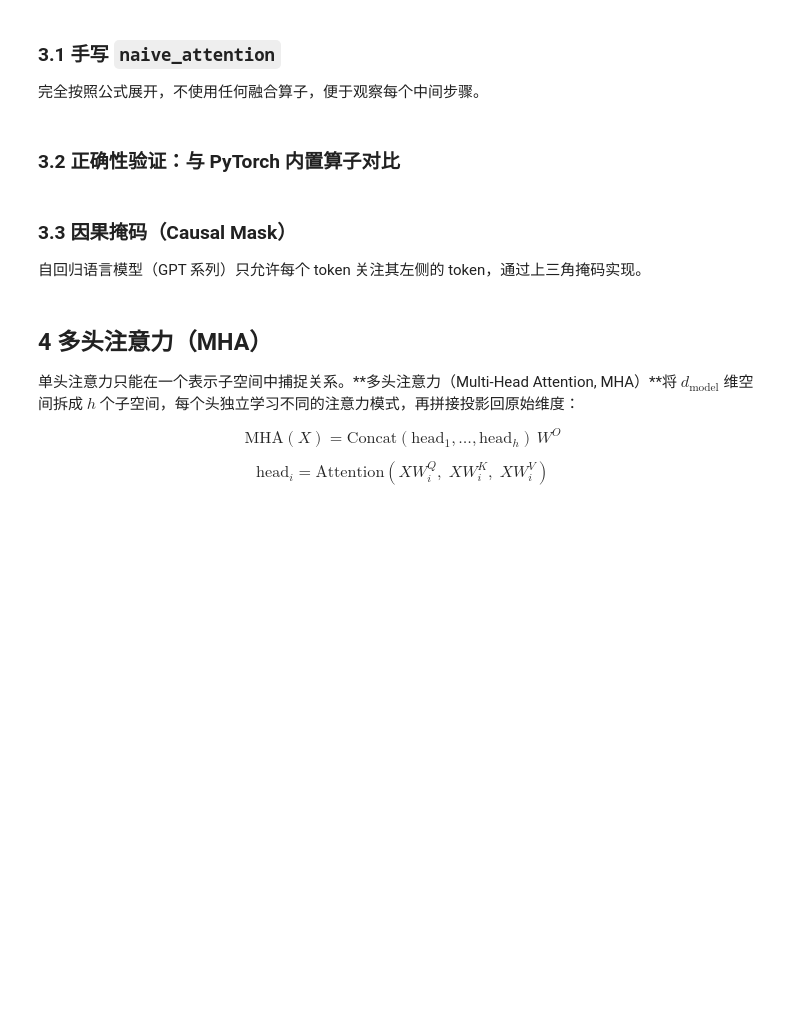
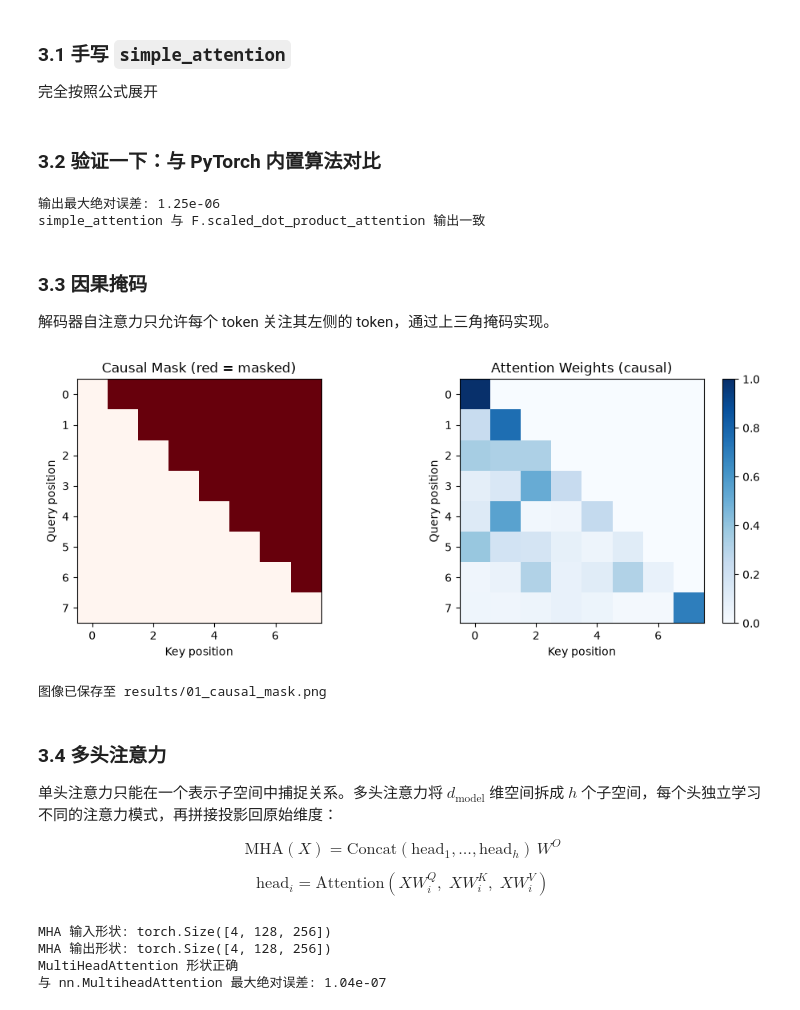
Before and after one commit to Arendengdeng/efficient-attention-lab, a Jupyter notebook: notebooks/01_standard_attention.ipynb, the cells around one changed output. Saved outputs shown, nothing was run; the diff lists cells and outputs as text; code cells hidden in the pictures; blank space fills up the shorter version.

```diff
--- a/notebooks/01_standard_attention.ipynb
+++ b/notebooks/01_standard_attention.ipynb
@@ -78,46 +79,39 @@ if torch.cuda.is_available():
 # %% [markdown]
-### 3.1 手写 `naive_attention`
+### 3.1 手写 `simple_attention`
 
-完全按照公式展开，不使用任何融合算子，便于观察每个中间步骤。
+完全按照公式展开
 # %%
-def naive_attention(
+def simple_attention(
     Q: torch.Tensor,  # (B, N, d_k)
-    K: torch.Tensor,  # (B, N, d_k)
-    V: torch.Tensor,  # (B, N, d_v)
-    mask: torch.Tensor | None = None,  # (B, N, N) or None
+    K: torch.Tensor,
+    V: torch.Tensor,
+    mask: torch.Tensor | None = None,
     dropout_p: float = 0.0,
 ) -> tuple[torch.Tensor, torch.Tensor]:
-    """
-    朴素 Scaled Dot-Product Attention。
 
-    返回
-    ----
-    output : (B, N, d_v)  注意力输出
-    attn   : (B, N, N)    注意力权重矩阵（调试/可视化用）
-    """
     d_k = Q.size(-1)
 
-    # 步骤 1：计算 logits，shape (B, N, N)
+    # 计算 logits，shape (B, N, N)
     scores = torch.bmm(Q, K.transpose(-2, -1)) / math.sqrt(d_k)
 
-    # 步骤 2：可选掩码（因果掩码或 padding 掩码）
+    # 可选掩码（因果掩码或 padding 掩码）
     if mask is not None:
         # mask 中 True 的位置被遮蔽（填 -inf）
         scores = scores.masked_fill(mask, float("-inf"))
 
-    # 步骤 3：Softmax → 注意力权重
+    # Softmax → 注意力权重
     attn = torch.softmax(scores, dim=-1)  # (B, N, N)
 
-    # 步骤 4：Dropout（训练时）
+    # Dropout（训练时）
     if dropout_p > 0.0 and torch.is_grad_enabled():
         attn = F.dropout(attn, p=dropout_p)
 
-    # 步骤 5：加权求和
+    # 加权求和
     output = torch.bmm(attn, V)  # (B, N, d_v)
 
     return output, attn
 # %% [markdown]
-### 3.2 正确性验证：与 PyTorch 内置算子对比
+### 3.2 验证一下：与 PyTorch 内置算法对比
 # %%
 torch.manual_seed(42)
 
@@ -128,10 +122,10 @@ Q = torch.randn(B, N, d_k, device=device)
 K = torch.randn(B, N, d_k, device=device)
 V = torch.randn(B, N, d_k, device=device)
 
-# 我们的实现
-out_naive, attn_weights = naive_attention(Q, K, V)
+# 我的实现
+out_naive, attn_weights = simple_attention(Q, K, V)
 
-# PyTorch 内置（torch >= 2.0）
+# PyTorch 内置
 # F.scaled_dot_product_attention 期望 (B, H, N, d_k)，需要 unsqueeze
 out_torch = F.scaled_dot_product_attention(
     Q.unsqueeze(1), K.unsqueeze(1), V.unsqueeze(1)
@@ -140,11 +134,14 @@ out_torch = F.scaled_dot_product_attention(
 max_diff = (out_naive - out_torch).abs().max().item()
 print(f"输出最大绝对误差: {max_diff:.2e}")
 assert max_diff < 1e-4, f"误差过大！{max_diff}"
-print("✓ naive_attention 与 F.scaled_dot_product_attention 输出一致")
+print("simple_attention 与 F.scaled_dot_product_attention 输出一致")
+# %% [output]
+输出最大绝对误差: 1.25e-06
+simple_attention 与 F.scaled_dot_product_attention 输出一致
 # %% [markdown]
-### 3.3 因果掩码（Causal Mask）
+### 3.3 因果掩码
 
-自回归语言模型（GPT 系列）只允许每个 token 关注其左侧的 token，通过上三角掩码实现。
+解码器自注意力只允许每个 token 关注其左侧的 token，通过上三角掩码实现。
 # %%
 import matplotlib.pyplot as plt
 import matplotlib
@@ -156,38 +153,41 @@ def make_causal_mask(seq_len: int, device: torch.device) -> torch.Tensor:
     # torch.triu 取上三角，diagonal=1 表示主对角线上方
     return torch.triu(torch.ones(seq_len, seq_len, device=device, dtype=torch.bool), diagonal=1)
 
 N_vis = 8
 causal_mask = make_causal_mask(N_vis, device="cpu")
 
 fig, axes = plt.subplots(1, 2, figsize=(10, 4))
 
 # 掩码可视化
 axes[0].imshow(causal_mask.float().numpy(), cmap="Reds", vmin=0, vmax=1)
 axes[0].set_title("Causal Mask (red = masked)")
 axes[0].set_xlabel("Key position")
 axes[0].set_ylabel("Query position")
 
 # 注意力权重可视化（应用因果掩码后）
 torch.manual_seed(0)
 Q_vis = torch.randn(1, N_vis, 16)
 K_vis = torch.randn(1, N_vis, 16)
 V_vis = torch.randn(1, N_vis, 16)
-_, attn_vis = naive_attention(Q_vis, K_vis, V_vis, mask=causal_mask.unsqueeze(0))
+_, attn_vis = simple_attention(Q_vis, K_vis, V_vis, mask=causal_mask.unsqueeze(0))
 
 im = axes[1].imshow(attn_vis[0].detach().numpy(), cmap="Blues", vmin=0)
 axes[1].set_title("Attention Weights (causal)")
 axes[1].set_xlabel("Key position")
 axes[1].set_ylabel("Query position")
 plt.colorbar(im, ax=axes[1])
 
 plt.tight_layout()
 plt.savefig("../results/01_causal_mask.png", dpi=120, bbox_inches="tight")
 plt.show()
 print("图像已保存至 results/01_causal_mask.png")
+# %% [output]
+[figure, added]
+图像已保存至 results/01_causal_mask.png
 # %% [markdown]
-## 4 多头注意力（MHA）
+### 3.4 多头注意力
 
-单头注意力只能在一个表示子空间中捕捉关系。**多头注意力（Multi-Head Attention, MHA）**将 $d_{\text{model}}$ 维空间拆成 $h$ 个子空间，每个头独立学习不同的注意力模式，再拼接投影回原始维度：
+单头注意力只能在一个表示子空间中捕捉关系。多头注意力将 $d_{\text{model}}$ 维空间拆成 $h$ 个子空间，每个头独立学习不同的注意力模式，再拼接投影回原始维度：
 
 $$
 \text{MHA}(X) = \text{Concat}(\text{head}_1, \ldots, \text{head}_h) \, W^O
@@ -266,17 +266,17 @@ mha = MultiHeadAttention(d_model, num_heads).to(device)
 x = torch.randn(B, N, d_model, device=device)
 
 out = mha(x)
-print(f"MHA 输入形状 : {x.shape}")
-print(f"MHA 输出形状 : {out.shape}")
+print(f"MHA 输入形状: {x.shape}")
+print(f"MHA 输出形状: {out.shape}")
 assert out.shape == (B, N, d_model)
-print("✓ MultiHeadAttention 形状正确")
+print("MultiHeadAttention 形状正确")
 
-# 与 PyTorch 官方 MHA 对比（需设置相同权重）
+# 与 PyTorch 官方 MHA 对比（相同权重）
 mha_ref = nn.MultiheadAttention(
     d_model, num_heads, dropout=0.0, bias=False, batch_first=True
 ).to(device)
 
-# 将我们的权重复制到参考实现（官方实现将 Q/K/V 打包为 in_proj_weight）
+# 将权重复制到参考实现
 with torch.no_grad():
     mha_ref.in_proj_weight.copy_(
         torch.cat([mha.W_Q.weight, mha.W_K.weight, mha.W_V.weight], dim=0)
@@ -286,4 +286,9 @@ with torch.no_grad():
 out_ref, _ = mha_ref(x, x, x, need_weights=False)
 max_diff = (out - out_ref).abs().max().item()
 print(f"与 nn.MultiheadAttention 最大绝对误差: {max_diff:.2e}")
+# %% [output]
+MHA 输入形状: torch.Size([4, 128, 256])
+MHA 输出形状: torch.Size([4, 128, 256])
+MultiHeadAttention 形状正确
+与 nn.MultiheadAttention 最大绝对误差: 1.04e-07
 # %% [markdown]
```
Also changed, not shown: parts of 16 cells of this notebook, 15 other files.
